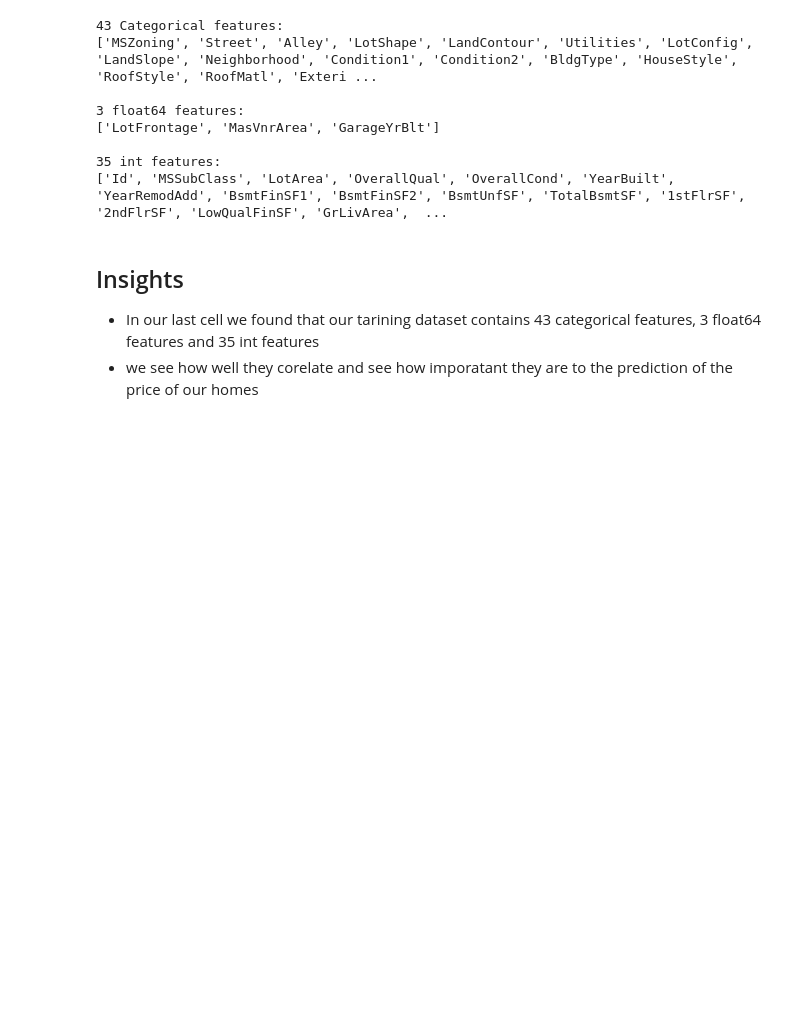
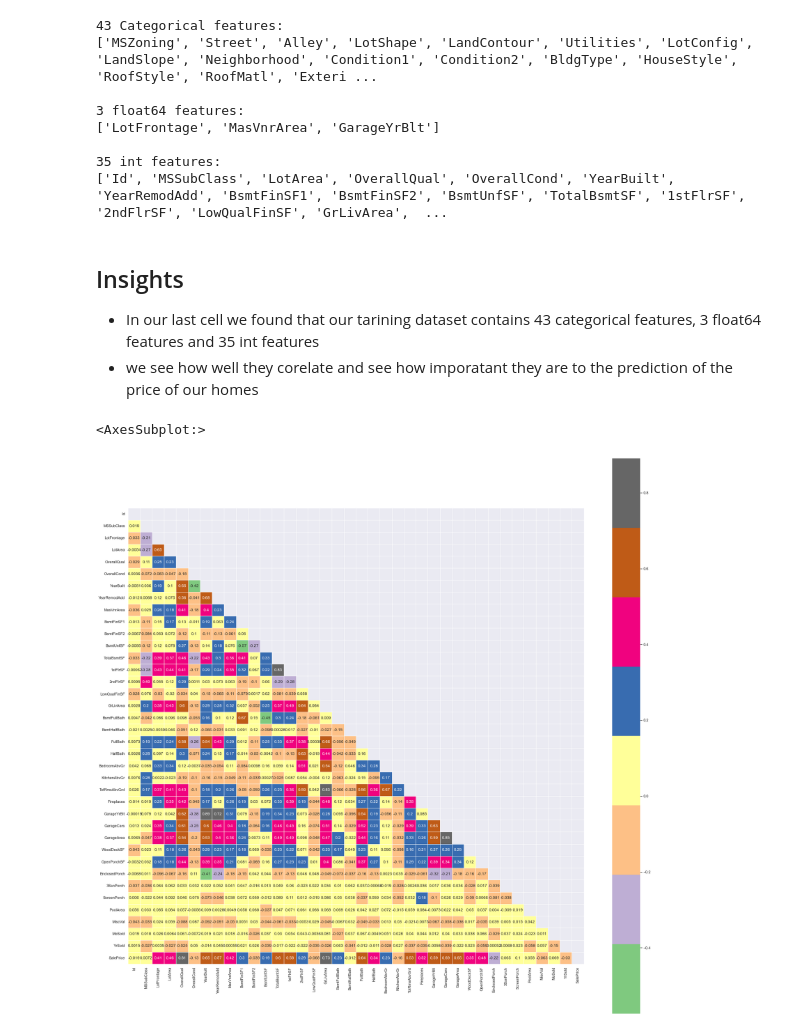
Before and after one commit to Jruz9/House-Prices-prediction-notebook, a Jupyter notebook: house-pricing-prediction-notebook.ipynb, the cells around one changed output. Cells and saved outputs as stored; diff of their text form; code cells hidden in the pictures; blank space fills up the shorter version.

Commit message:
Created a correlation matrix

```diff
--- a/house-pricing-prediction-notebook.ipynb
+++ b/house-pricing-prediction-notebook.ipynb
@@ -100,3 +100,15 @@ del s # auto memory nerd stuff
 
 - In our last cell we found that our tarining dataset contains 43 categorical features, 3 float64 features and 35 int features
 - we see how well they corelate and see how imporatant they are to the prediction of the price of our homes
+# %%
+# We will make a corelation matrix to see how some features corelate with each other.
+corelationMatrix = trainingDataset.corr(method="spearman")
+mask=np.zeros_like(corelationMatrix)
+mask[np.triu_indices_from(mask)] = True
+sns.set(rc={'figure.figsize':(30,30)} )
+#corlor maps cividis, BuPu ,cool , RdBu (best one yet), seismic (pretty too)
+# muti color per section is awesome :tab20c, Accent (one of the best one yet)
+sns.heatmap(corelationMatrix,annot=True,square=True,linewidths=.5,cmap="Accent",mask=mask)
+# %% [output]
+<AxesSubplot:>
+[figure, added]
```
